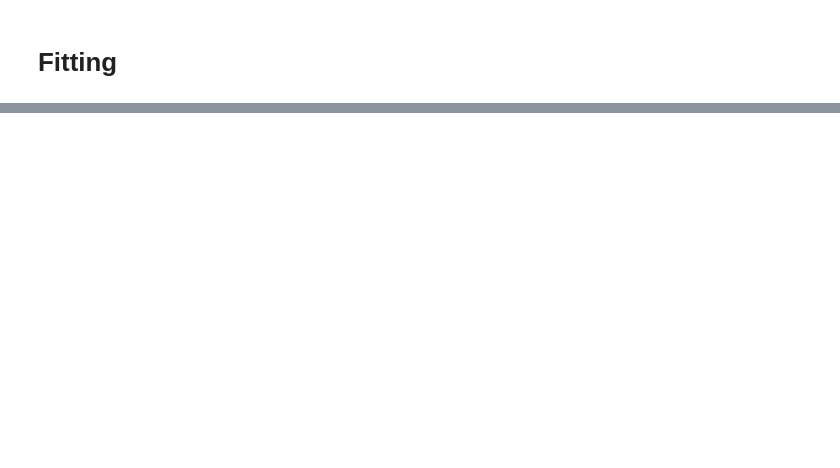
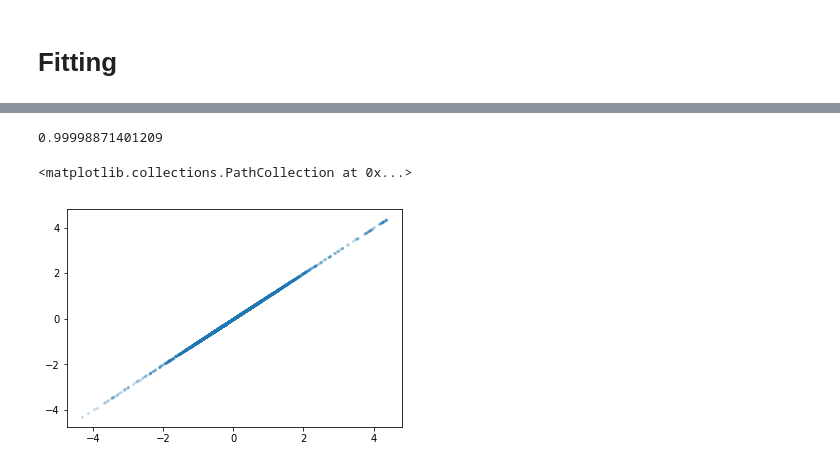
Before and after one commit to JiaweiZhuang/train_KPP, a Jupyter notebook: reduced_dimension.ipynb, the cells around one changed output, grey strips where cells are left out. Saved outputs shown, nothing was run; the diff lists cells and outputs as text; code cells hidden in the pictures; blank space fills up the shorter version.

```diff
--- a/reduced_dimension.ipynb
+++ b/reduced_dimension.ipynb
@@ -151,0 +224,3 @@ torch.__version__
+# %%
+X_train = StandardScaler().fit_transform(grid_x.reshape(-1, 1))
+X_train.shape
@@ -151,0 +229,14 @@ torch.__version__
+# %%
+model = Sequential([
+    Dense(20, input_shape=(X_train.shape[1],)),
+    Activation('tanh'),
+    Dense(50),
+    Activation('tanh'),
+    Dense(Y_train.shape[1])
+])
+
+model.compile(optimizer='adam', loss='mse')
+# %%
+%%time
+model.fit(X_train, Y_train, epochs=5000, verbose=0)
+model.fit(X_train, Y_train, epochs=2, verbose=1)
@@ -151,0 +250,11 @@ torch.__version__
+# %%
+Y_pred_train = model.predict(X_train)
+r2_score(Y_pred_train, Y_train)
+# %% [output]
+0.99998871401209
+# %%
+# almost perfect
+plt.scatter(Y_pred_train, Y_train, alpha=0.2, s=4)
+# %% [output]
+<matplotlib.collections.PathCollection at 0x...>
+[figure, added]
```
Also changed, not shown: parts of 11 cells of this notebook.
